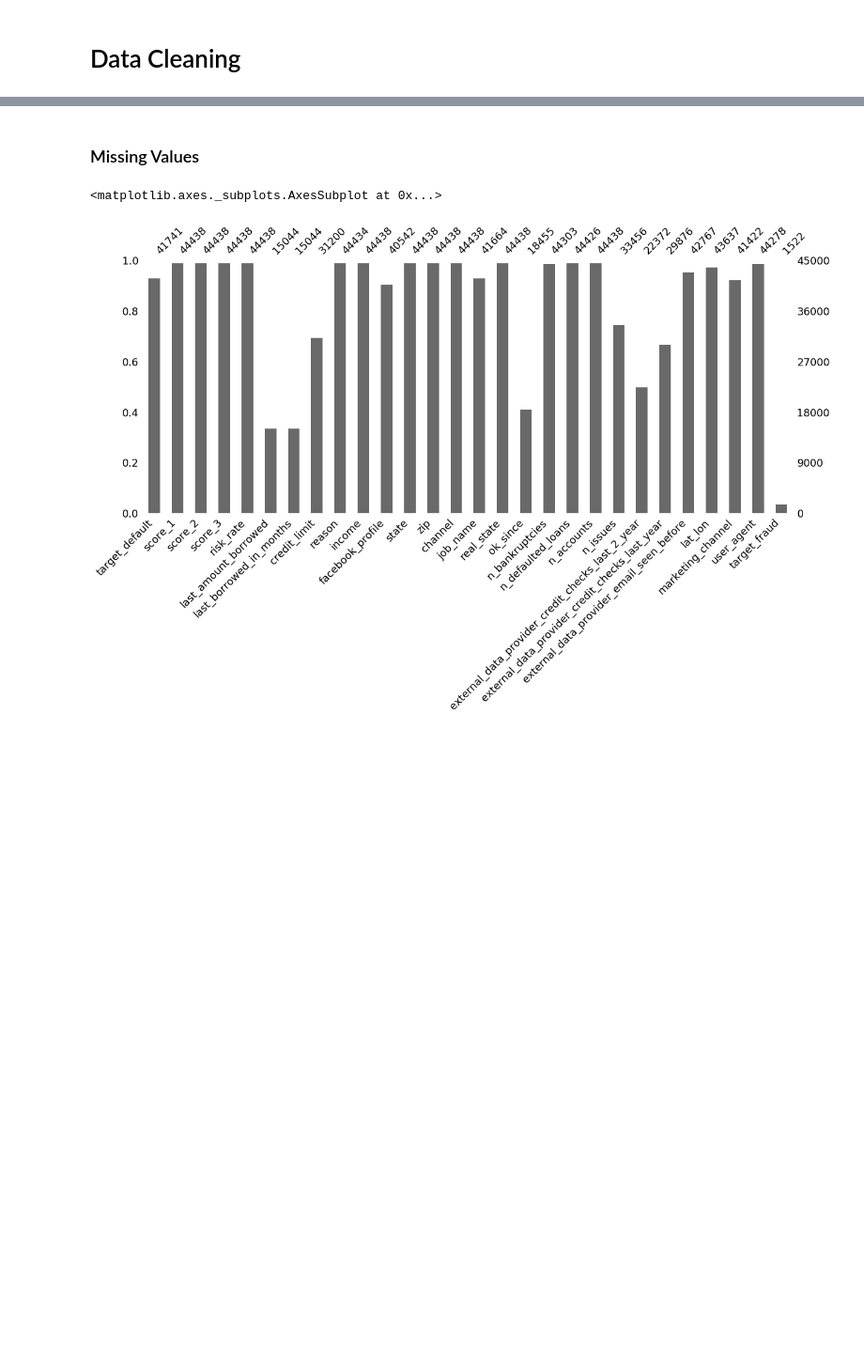
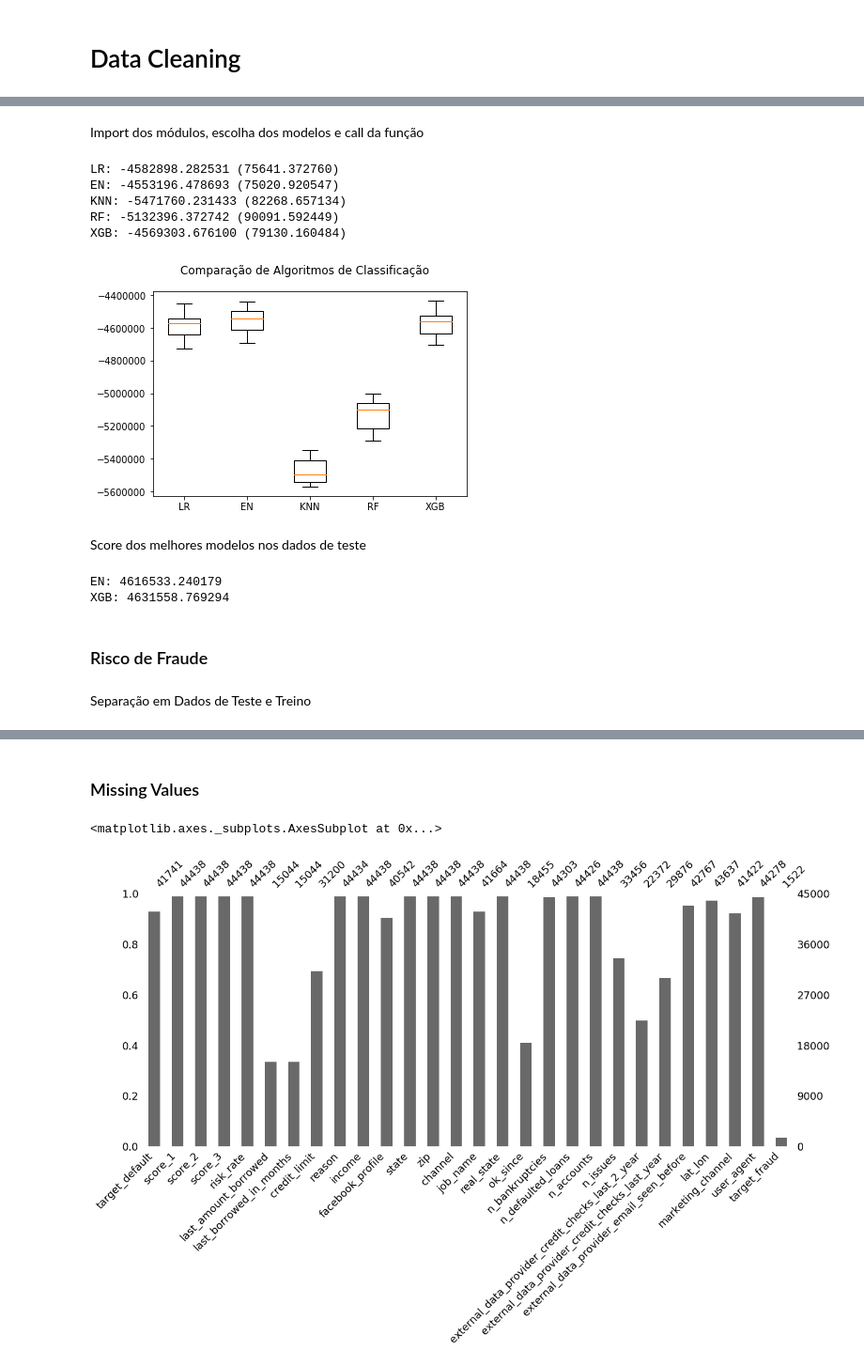
Before and after one commit to bicudorafa/-Development-Udacity_DataChallenge_Nubank, a Jupyter notebook: Case_Nubank.ipynb, the cells around one changed output, grey strips where cells are left out. Shown at 94% size. Drawn from its saved outputs; the diff is of its cells as text; code cells hidden in the pictures; blank space fills up the shorter version.

```diff
--- a/Case_Nubank.ipynb
+++ b/Case_Nubank.ipynb
@@ -177,0 +193,6 @@ Text(0.5,1,'pv_3m')
+# %%
+acquisition_bl.dropna(subset = ['target_default'], inplace = True)
+acquisition_bl.drop(['zip', 'job_name', 'lat_lon', 'profile_phone_number', 'application_time_applied',
+                     'shipping_zip_code', 'profile_tags', 'user_agent', 'reason', 'channel',
+                     'external_data_provider_first_name', 'target_fraud'], axis = 1, inplace = True)
+acquisition_bl.reset_index(drop=True, inplace = True)
@@ -177,0 +245,4 @@ Text(0.5,1,'pv_3m')
+# %%
+id_spends = spend.groupby('ids').spends.mean(); id_spends.head()
+spend_bl = acquisition_ohe.join(id_spends, on = 'ids', how = 'left')
+spend_bl.drop(['target_default'], axis = 1, inplace = True); spend_bl.head()
@@ -177,0 +277,9 @@ Text(0.5,1,'pv_3m')
+# %%
+# Definindo o tamanho das amostras
+teste_size = 0.3
+
+# Garante que os resultados podem ser reproduzidos
+seed = 666
+
+# Quantidade de CV a serem usadas
+num_folds = 10
@@ -177,0 +420,31 @@ Text(0.5,1,'pv_3m')
+# %%
+# Separando o target array
+y_s = spend_bl.iloc[:,-1]
+
+# Criando os conjuntos de dados de treino e de teste
+y_s_treino = y_s[y_treino.index]
+y_s_teste = y_s[y_teste.index]
+# %% [markdown]
+Import dos módulos, escolha dos modelos e call da função
+# %%
+# Function call
+compara_cv_modelos (X_treino, y_s_treino, modelos_reg, scoring = 'neg_mean_squared_error')
+# %% [output]
+LR: -4582898.282531 (75641.372760)
+EN: -4553196.478693 (75020.920547)
+KNN: -5471760.231433 (82268.657134)
+RF: -5132396.372742 (90091.592449)
+XGB: -4569303.676100 (79130.160484)
+[figure, added]
+# %% [markdown]
+Score dos melhores modelos nos dados de teste
+# %%
+# func call
+eval_model_r(X_treino, X_teste, y_s_treino, y_s_teste, [modelos_reg[1], modelos_reg[4]])
+# %% [output]
+EN: 4616533.240179
+XGB: 4631558.769294
+# %% [markdown]
+### Risco de Fraude
+# %% [markdown]
+Separação em Dados de Teste e Treino
```
Also changed, not shown: parts of 68 cells of this notebook.
